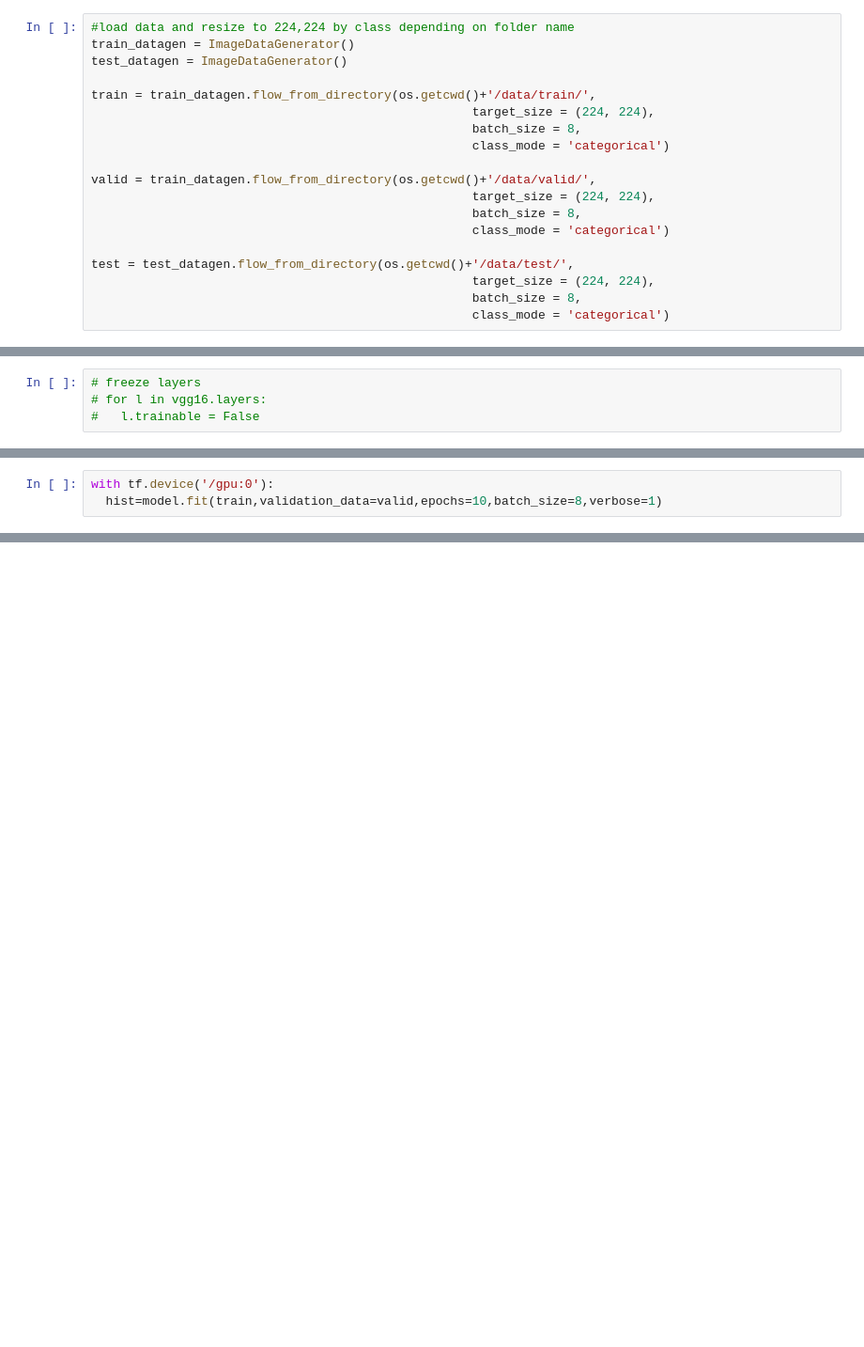
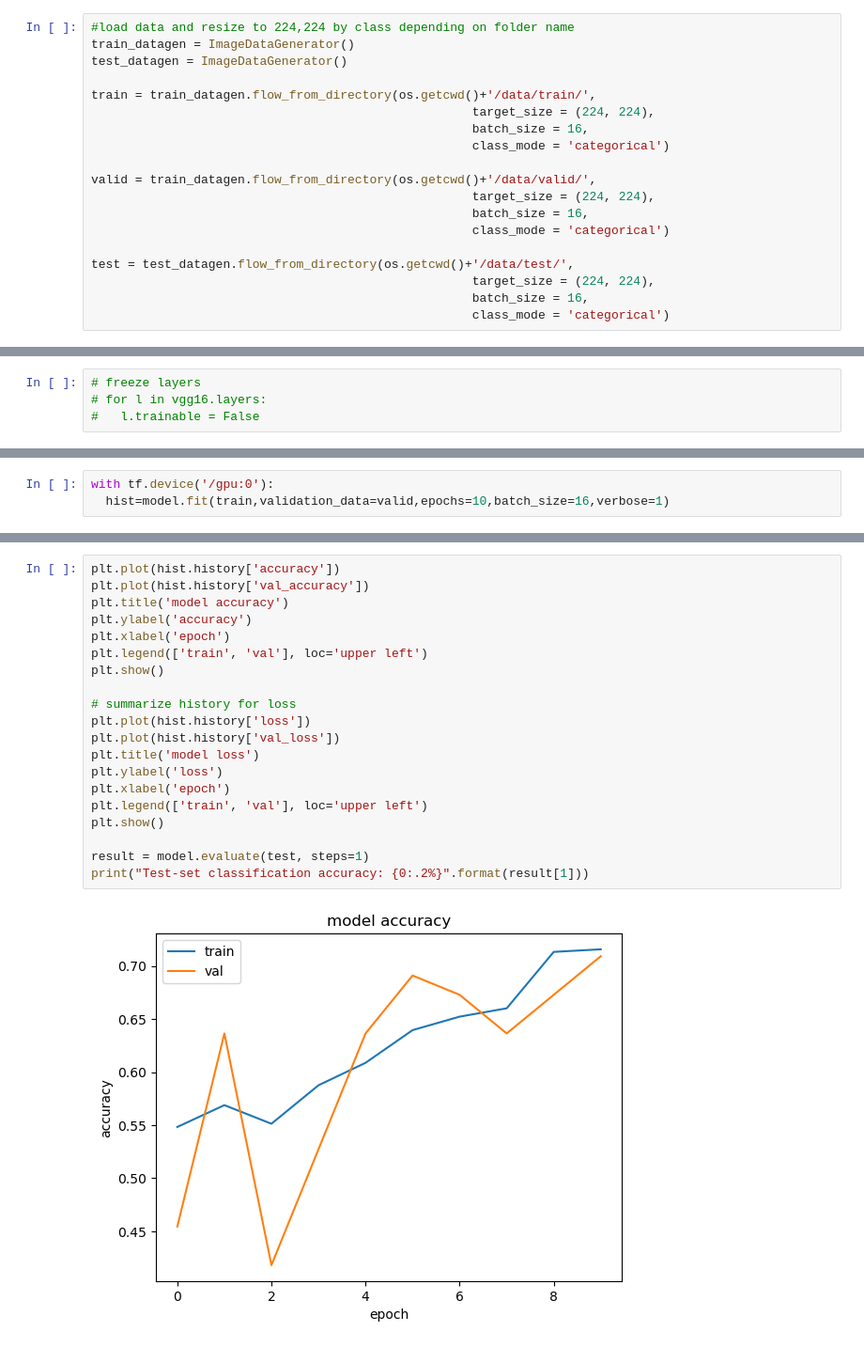
Before and after one commit to Amen-Haj-Brahim/trash-classification, a Jupyter notebook: model/vgg16.ipynb, the cells around one changed output, grey strips where cells are left out. Shown at 94% size. Cells and saved outputs as stored; diff of their text form; blank space fills up the shorter version.

Commit message:
trained model

```diff
--- a/model/vgg16.ipynb
+++ b/model/vgg16.ipynb
@@ -9,15 +10,15 @@ test_datagen = ImageDataGenerator()
 
 train = train_datagen.flow_from_directory(os.getcwd()+'/data/train/',
                                                     target_size = (224, 224),
-                                                    batch_size = 8,
+                                                    batch_size = 16,
                                                     class_mode = 'categorical')
 
 valid = train_datagen.flow_from_directory(os.getcwd()+'/data/valid/',
                                                     target_size = (224, 224),
-                                                    batch_size = 8,
+                                                    batch_size = 16,
                                                     class_mode = 'categorical')
 
 test = test_datagen.flow_from_directory(os.getcwd()+'/data/test/',
                                                     target_size = (224, 224),
-                                                    batch_size = 8,
+                                                    batch_size = 16,
                                                     class_mode = 'categorical')
@@ -46,3 +89,3 @@ model.summary()
 # %%
 with tf.device('/gpu:0'):
-  hist=model.fit(train,validation_data=valid,epochs=10,batch_size=8,verbose=1)
+  hist=model.fit(train,validation_data=valid,epochs=10,batch_size=16,verbose=1)
@@ -48,0 +113,22 @@ with tf.device('/gpu:0'):
+# %%
+plt.plot(hist.history['accuracy'])
+plt.plot(hist.history['val_accuracy'])
+plt.title('model accuracy')
+plt.ylabel('accuracy')
+plt.xlabel('epoch')
+plt.legend(['train', 'val'], loc='upper left')
+plt.show()
+
+# summarize history for loss
+plt.plot(hist.history['loss'])
+plt.plot(hist.history['val_loss'])
+plt.title('model loss')
+plt.ylabel('loss')
+plt.xlabel('epoch')
+plt.legend(['train', 'val'], loc='upper left')
+plt.show()
+
+result = model.evaluate(test, steps=1)
+print("Test-set classification accuracy: {0:.2%}".format(result[1]))
+# %% [output]
+[figure, added]
```
Also changed, not shown: parts of 7 cells of this notebook, 1 other file.
